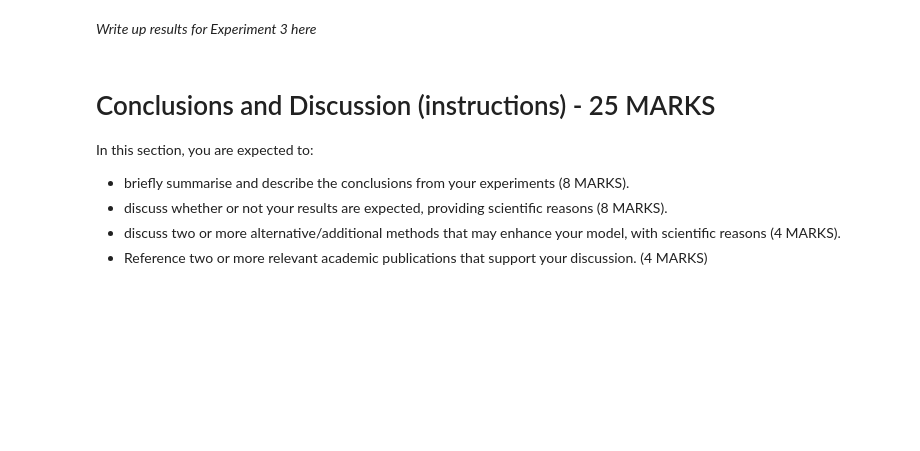
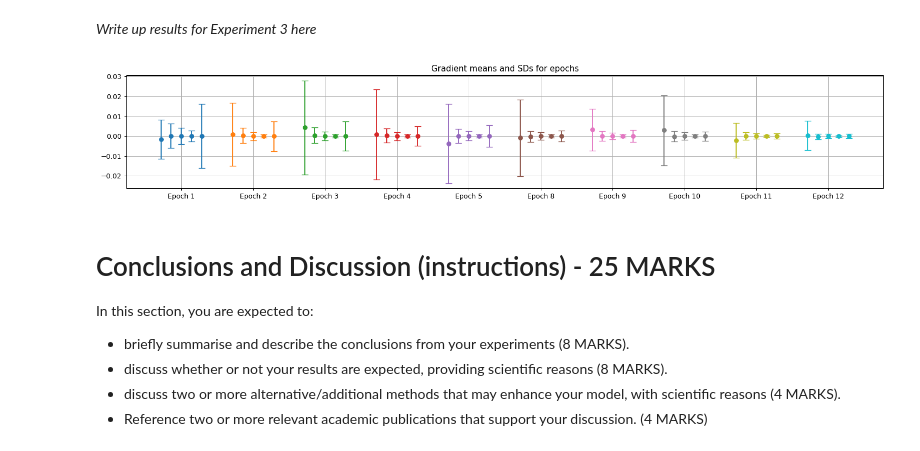
Before and after one commit to Guy29/CIFAR-10-experiments, a Jupyter notebook: 267649.ipynb, the cells around one changed output. Saved outputs shown, nothing was run; the diff lists cells and outputs as text; code cells hidden in the pictures; blank space fills up the shorter version.

```diff
--- a/267649.ipynb
+++ b/267649.ipynb
@@ -448,3 +657,33 @@ plt.show()
+# %%
+# Swapping the training and testing sets
+train_set, test_set = test_set, train_set
+
+def new_head(old_model):
+
+    new_model = deepcopy(old_model)
+
+    for param in new_model.conv_layers.parameters():
+        param.requires_grad = False
+
+    new_model.full_layers.apply(
+        lambda l: l.reset_parameters()
+            if hasattr(l,'reset_parameters')
+            else None)
+
+    return new_model
+
+no_dropout_model      = new_head(dropout_models[0.0])
+best_performing_model = new_head(dropout_models[0.1])
+
+loss_fn   = nn.CrossEntropyLoss()
+optimizer = torch.optim.SGD(no_dropout_model.parameters(), lr=0.08, momentum=0.9)
+scheduler = None
+no_dropout_transfer_metrics = train_and_test(no_dropout_model, train_set, test_set, 50, loss_fn, optimizer, scheduler, 12, device)
+
+loss_fn   = nn.CrossEntropyLoss()
+optimizer = torch.optim.SGD(best_performing_model.parameters(), lr=0.08, momentum=0.9)
+scheduler = None
+best_performing_transfer_metrics = train_and_test(best_performing_model, train_set, test_set, 50, loss_fn, optimizer, scheduler, 0, device)
 # %% [markdown]
 ### Experiment 3 (19 MARKS) <ignore>
 # %% [markdown]
@@ -456,3 +710,14 @@ plt.show()
+# %%
+my_nn = NeuralNetwork(batch_norm=True).to(device)
+
+loss_fn   = nn.CrossEntropyLoss()
+optimizer = torch.optim.SGD(my_nn.parameters(), lr=0.08, momentum=0.9)
+scheduler = None
+my_nn_metrics = train_and_test(my_nn, train_set, test_set, 50, loss_fn, optimizer, scheduler, 12, device)
+# %%
+plot_gradient_stats(my_nn_metrics)
+# %% [output]
+[figure, added]
 # %% [markdown]
 # Conclusions and Discussion (instructions) - 25 MARKS <ignore>
 In this section, you are expected to:
```
Also changed, not shown: parts of 14 cells of this notebook, 3 other files.
